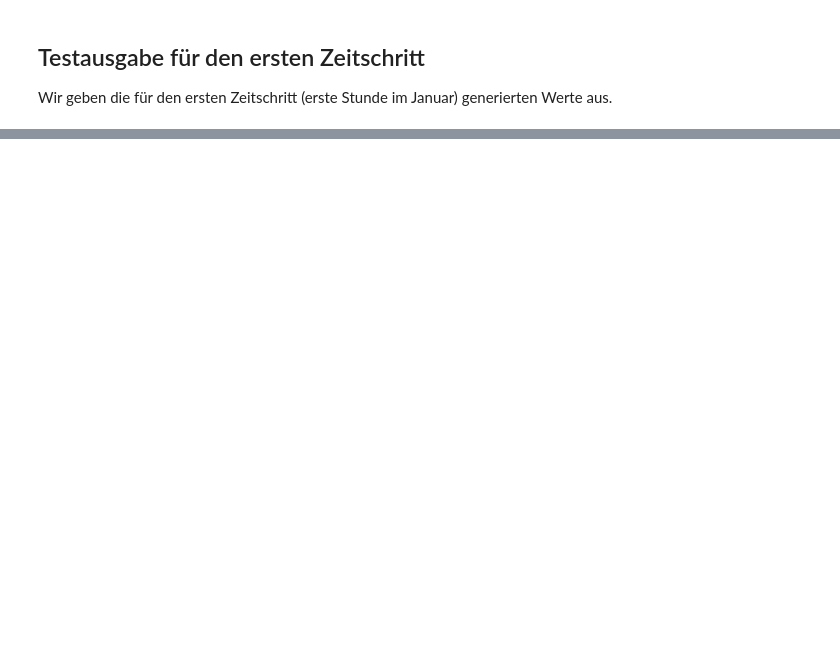
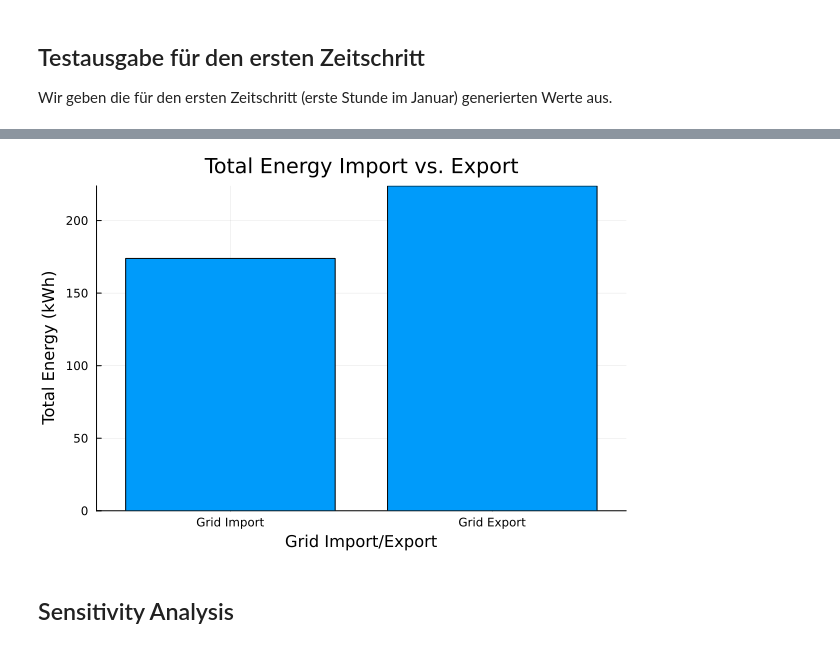
Before and after one commit to czwiessler/AMOProject, a Jupyter notebook: 05_Optimization.ipynb, the cells around one changed output, grey strips where cells are left out. Saved outputs shown, nothing was run; the diff lists cells and outputs as text; code cells hidden in the pictures; blank space fills up the shorter version.

```diff
--- a/05_Optimization.ipynb
+++ b/05_Optimization.ipynb
@@ -369,0 +303,8 @@ Optimale PV-Kapazität: 29.999997711724475
+# %%
+sum_G_in = sum(most_probable_G_in)
+sum_G_out = sum(most_probable_G_out)
+bar(["Grid Import", "Grid Export"], [sum_G_out, sum_G_in], xlabel="Grid Import/Export", ylabel="Total Energy (kWh)", title="Total Energy Import vs. Export", label=false)
+# %% [output]
+[figure, added]
+# %% [markdown]
+## Sensitivity Analysis
```
Also changed, not shown: parts of 25 cells of this notebook.
